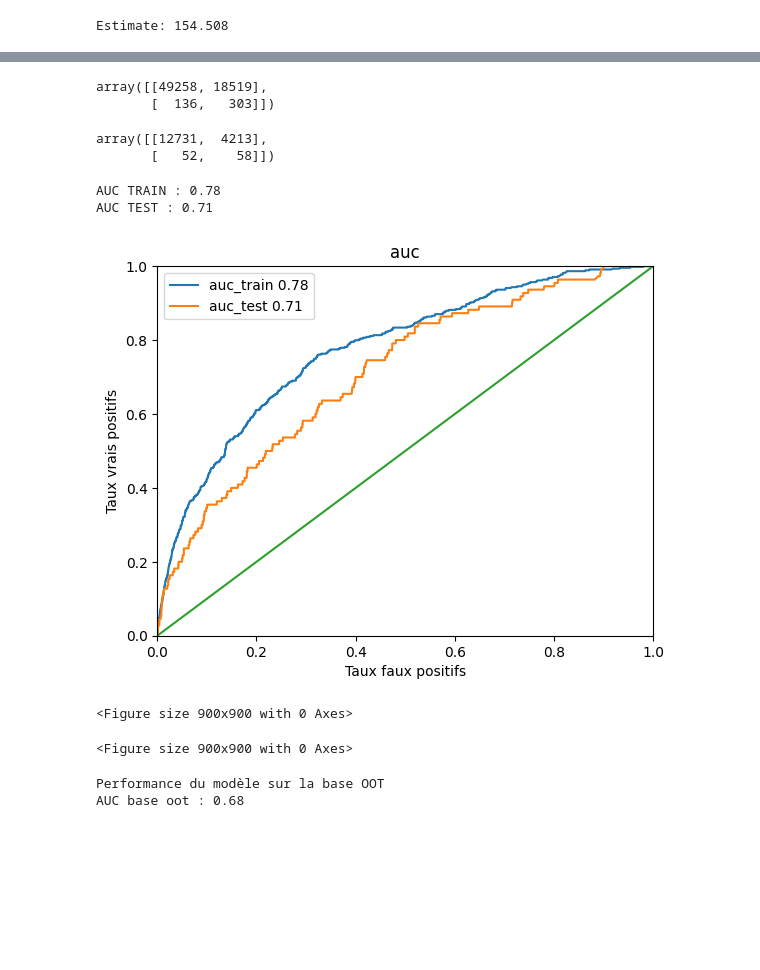
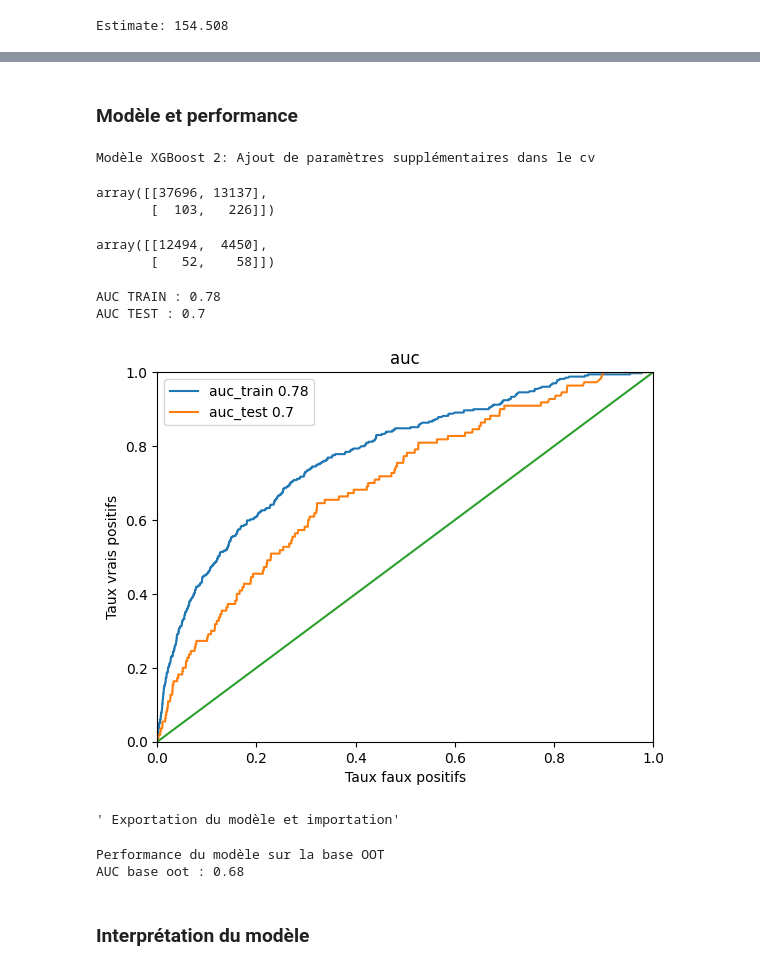
Before and after one commit to luciegaba/Real-Estate-Default-Modeling, a Jupyter notebook: projet_lcl_modelling.ipynb, the cells around one changed output, grey strips where cells are left out. Saved outputs shown, nothing was run; the diff lists cells and outputs as text; code cells hidden in the pictures; blank space fills up the shorter version.

```diff
--- a/projet_lcl_modelling.ipynb
+++ b/projet_lcl_modelling.ipynb
@@ -225,26 +205,44 @@ gridsearchcv_for_model(boost,x_base_train,y_base_train,param_grid_xgb,False)
 # %%
 params_for_xgb={'colsample_bytree': 0.5,
  'gamma': 0,
- 'learning_rate': 0.05,
+ 'learning_rate': 0.01,
  'max_depth': 3,
+ 'reg_lambda': 0,
+ 'scale_pos_weight': 154.50759878419453,
+ 'subsample': 0.8}
+
+other_version_xgb={'colsample_bytree':0.7,
+ 'gamma': 0,
+ 'learning_rate': 0.03,
+ 'max_depth': 3,
+ 'min_child_weight': 1,
  'reg_lambda': 10,
  'scale_pos_weight': 154.50759878419453,
  'subsample': 0.8}
-# %%
-xgb_model=xgb.XGBClassifier(**params_for_xgb)
-xgboost=fitting_model(xgb_model,x_base_train,y_base_train)
-evaluation(xgboost, x_base_train,df_test,y_base_train,y_df_test)
-# %% [output]
-array([[49258, 18519],
-       [  136,   303]])
-array([[12731,  4213],
-       [   52,    58]])
-AUC TRAIN : 0.78
-AUC TEST : 0.71
-[figure, removed]
-<Figure size 900x900 with 0 Axes>
-<Figure size 900x900 with 0 Axes>
+# %% [markdown]
+### Modèle et performance
+# %%
+#print("Modèle XGBoost 1")
+#xgb_model=xgb.XGBClassifier(**params_for_xgb)
+#xgboost=fitting_model(xgb_model,x_train,y_train)
+#evaluation(xgboost, x_train,x_test,y_train,y_test)
+print("Modèle XGBoost 2: Ajout de paramètres supplémentaires dans le cv")
+xgb_model_2=xgb.XGBClassifier(**other_version_xgb)
+xgb_model_2=fitting_model(xgb_model_2,x_train,y_train)
+evaluation(xgb_model_2, x_train,x_test,y_train,y_test)
+# %% [output]
+Modèle XGBoost 2: Ajout de paramètres supplémentaires dans le cv
+array([[37696, 13137],
+       [  103,   226]])
+array([[12494,  4450],
+       [   52,    58]])
+AUC TRAIN : 0.78
+AUC TEST : 0.7
+[figure, added]
 # %%
-""" Exportation du modèle """
-#pickle.dump(xgboost, open('xgboost.pkl', 'wb'))
+""" Exportation du modèle et importation"""
+#pickle.dump(xgboost, open('artefacts/xgboost.pkl', 'wb'))
+# xgboost_model= pickle.load(open('artefacts/xgboost.pkl', 'rb'))
+# %% [output]
+' Exportation du modèle et importation'
 # %%
@@ -260,0 +258,2 @@ shap.dependence_plot(“volatile acidity”, shap_values, X_train)
+# %% [markdown]
+### Interprétation du modèle
```
Also changed, not shown: parts of 25 cells of this notebook, 38 other files.
